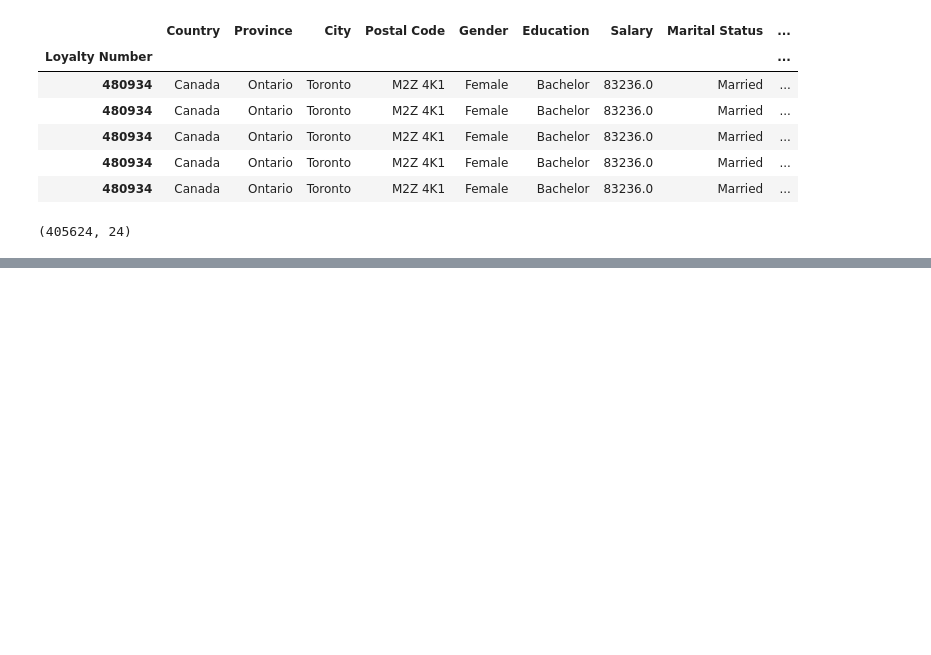
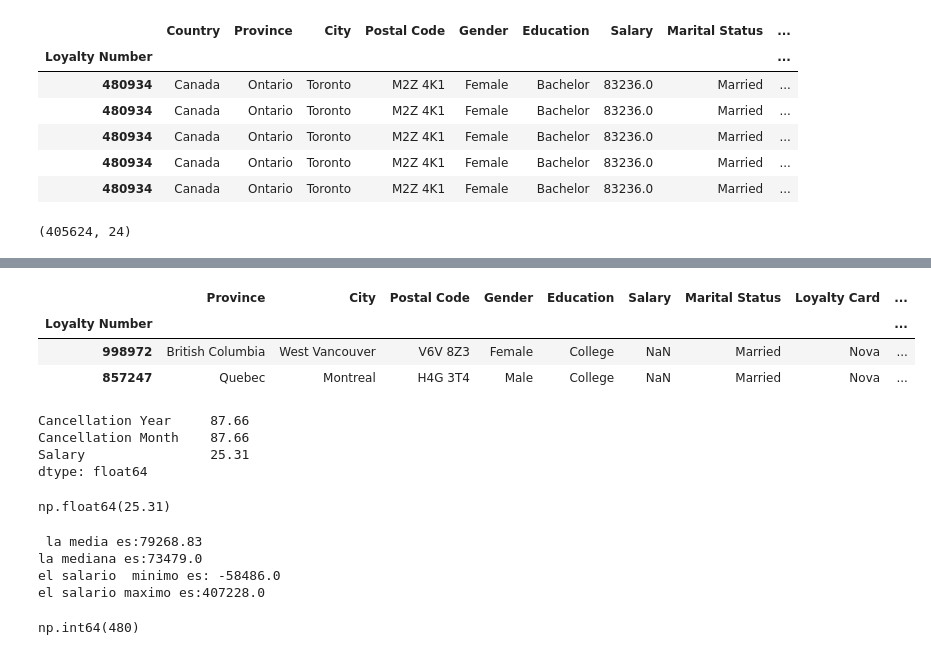
Before and after one commit to Adalab/bda-modulo-3-evaluacion-final-saraguzmanlopez-ops, a Jupyter notebook: Ejercicio 1.ipynb, the cells around one changed output, grey strips where cells are left out. Cells and saved outputs as stored; diff of their text form; code cells hidden in the pictures; blank space fills up the shorter version.

```diff
--- a/Ejercicio 1.ipynb
+++ b/Ejercicio 1.ipynb
@@ -957,0 +985,44 @@ df_final.shape
+# %%
+#eliminamos columna Country
+df_final_copia.drop(columns='Country', inplace=True)
+# %%
+df_final_copia.sample(2) # compruebo que ya no esta esa columna
+# %% [output]
+|  | Province | City | Postal Code | Gender | Education | Salary | Marital Status | Loyalty Card | ... |
+| Loyalty Number |  |  |  |  |  |  |  |  | ... |
+| 998972 | British Columbia | West Vancouver | V6V 8Z3 | Female | College | NaN | Married | Nova | ... |
+| 857247 | Quebec | Montreal | H4G 3T4 | Male | College | NaN | Married | Nova | ... |
+# %%
+porcentaje_nulos = round((df_final_copia.isnull().sum() / df_final_copia.shape[0] * 100), 2)
+
+porcentaje_nulos[porcentaje_nulos > 0].sort_values(ascending=False)
+# %% [output]
+Cancellation Year     87.66
+Cancellation Month    87.66
+Salary                25.31
+dtype: float64
+# %%
+# en Columna Salary
+
+round(df_final_copia['Salary'].isna().sum()/df_final_copia['Salary'].shape[0]*100,2)
+# %% [output]
+np.float64(25.31)
+# %%
+
+media_salario= round(df_final_copia['Salary'].mean(),2)
+
+mediana_salario=round(df_final_copia['Salary'].median(),2)
+
+minimo_salario= df_final_copia['Salary'].min()
+maximo_salario=df_final_copia['Salary'].max()
+
+print (f' la media es:{media_salario}\nla mediana es:{mediana_salario}\nel salario  minimo es: {minimo_salario}\nel salario maximo es:{maximo_salario}')
+# %% [output]
+ la media es:79268.83
+la mediana es:73479.0
+el salario  minimo es: -58486.0
+el salario maximo es:407228.0
+# %%
+(df_final_copia['Salary']<0).sum() # calculo los valores que salen en negativo
+# %% [output]
+np.int64(480)
```
Also changed, not shown: parts of 21 cells of this notebook, 1 other file.
